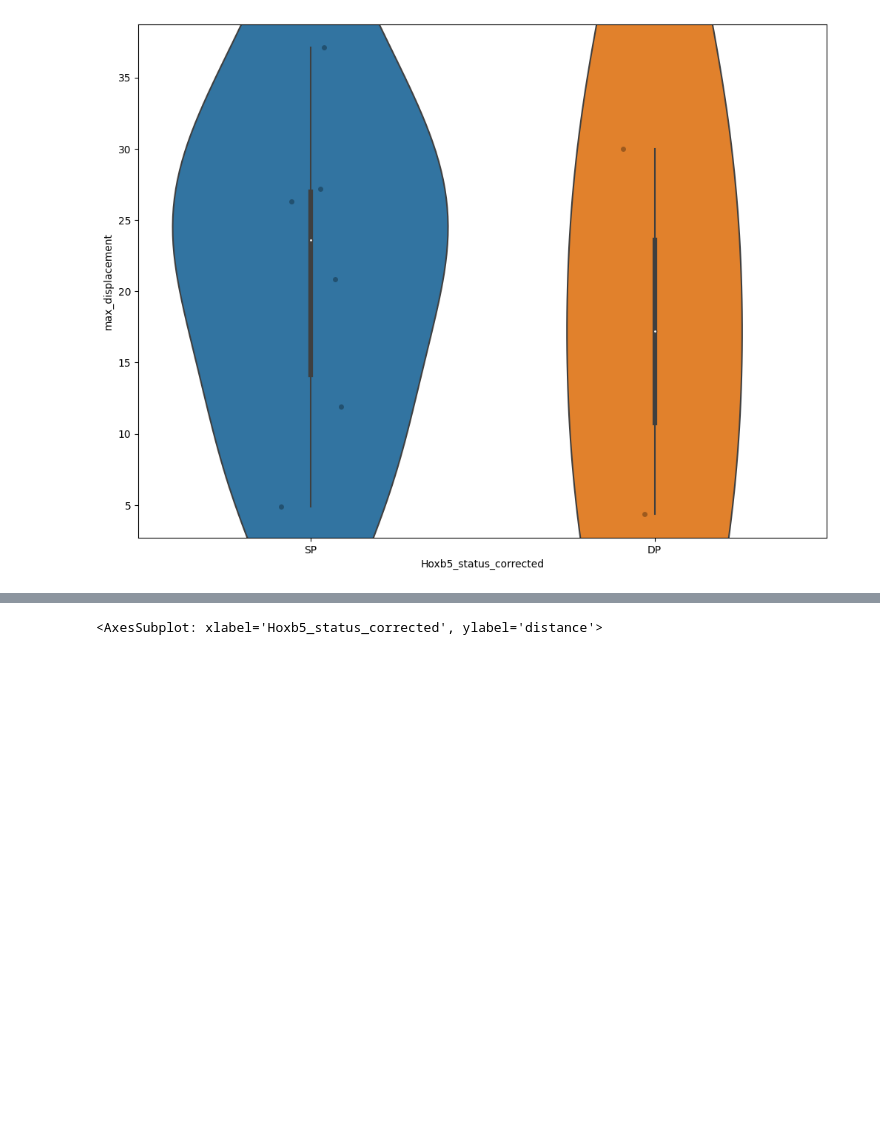
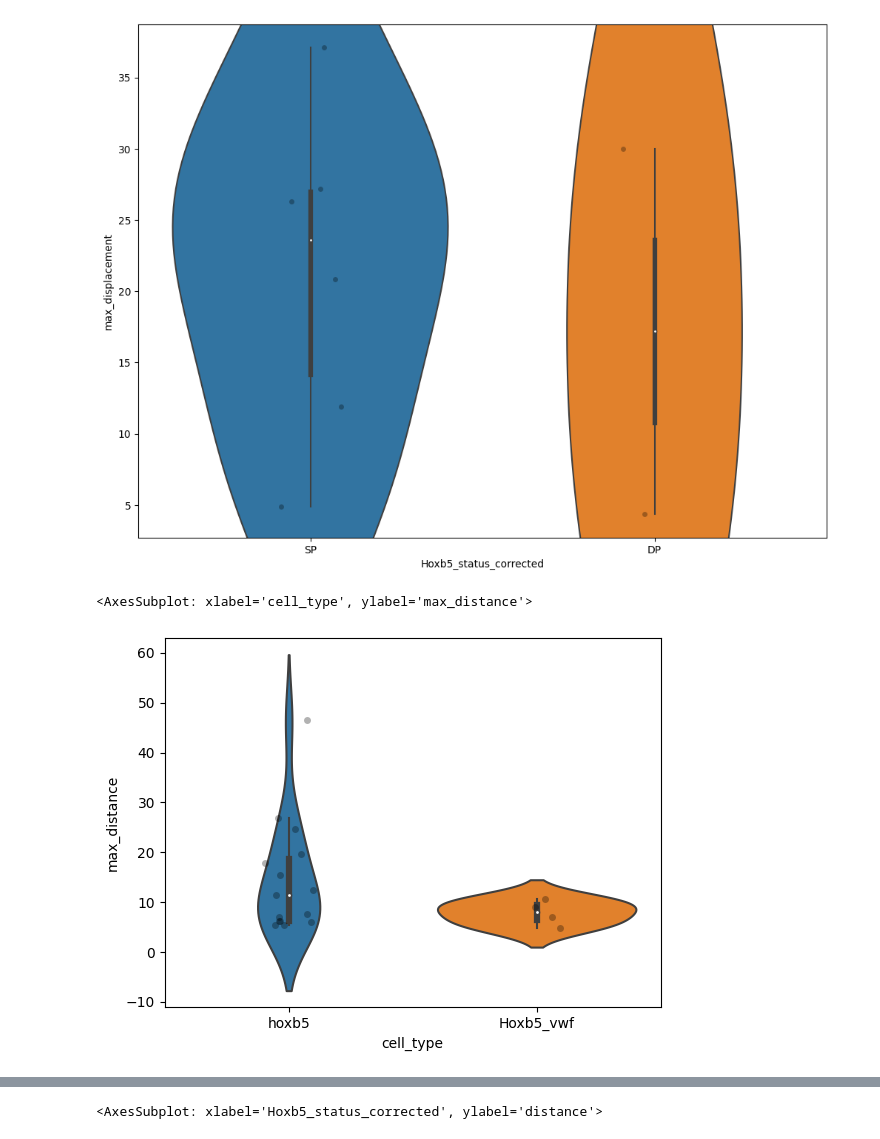
Before and after one commit to Mas515/Image_analysis, a Jupyter notebook: IVM_3D_trackplot_old.ipynb, the cells around one changed output, grey strips where cells are left out. Saved outputs shown, nothing was run; the diff lists cells and outputs as text; code cells hidden in the pictures; blank space fills up the shorter version.

Commit message:
some old pipelines, workbooks now include manual and automated

```diff
--- a/IVM_3D_trackplot_old.ipynb
+++ b/IVM_3D_trackplot_old.ipynb
@@ -745,6 +745,20 @@ VWF_078_MS230123_M5_movie_P5_7.629510946571827e-05
 VWF_078_MS230123_M5_movie_P6_1.5259021893143654e-05
 <AxesSubplot: xlabel='Hoxb5_status_corrected', ylabel='max_displacement'>
 [figure]
+# %%
+#COMPARING AUTOMATED AND MANUAL MAX DISPLACEMENT/ MAX DISTANCE
+
+manu=pd.read_csv('/Users/secchim/Downloads/IVM_230412.csv')
+
+manu_x=manu[manu['max_distance']!=0]
+
+manu_dx=manu_x[manu_x['condition']=='ageing']
+manu_dx.dropna()
+sns.stripplot( x='cell_type', y="max_distance", data=manu_dx, dodge=True, color='black', alpha=0.3)
+sns.violinplot(x='cell_type', y="max_distance", data=manu_dx)
+# %% [output]
+<AxesSubplot: xlabel='cell_type', ylabel='max_distance'>
+[figure, added]
 # %%
 
 ###FRAME SPEED VIOLIN PLOT
```
Also changed, not shown: parts of 3 cells of this notebook, 3 other files.
